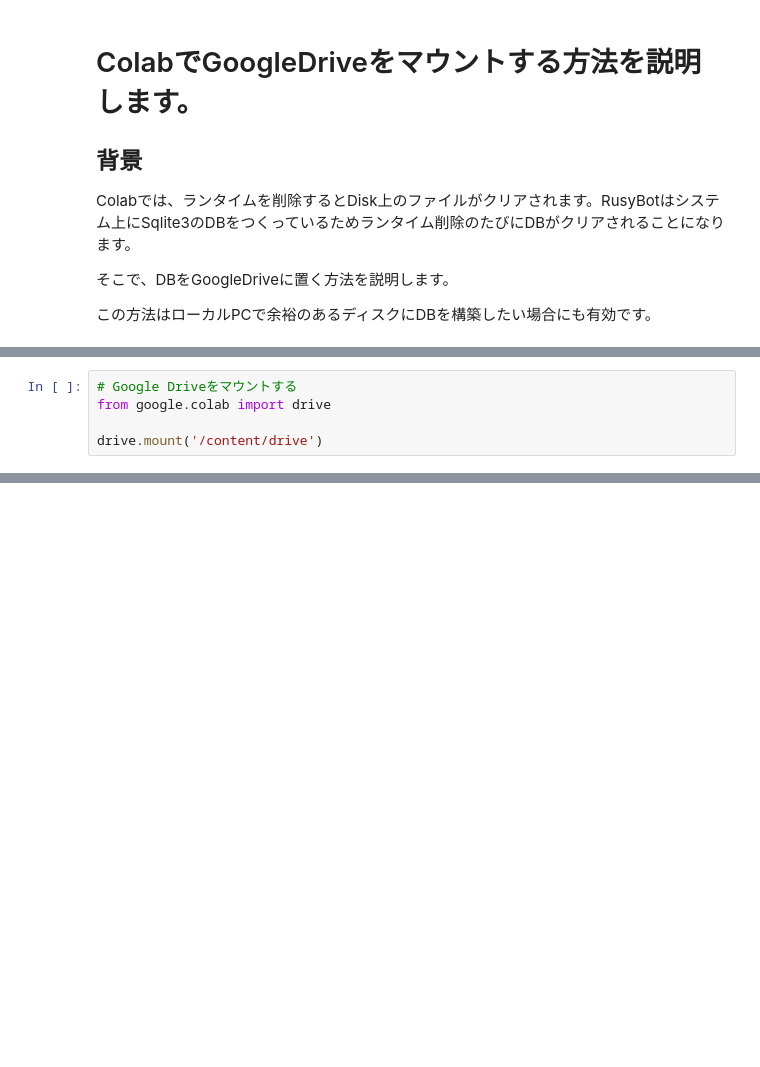
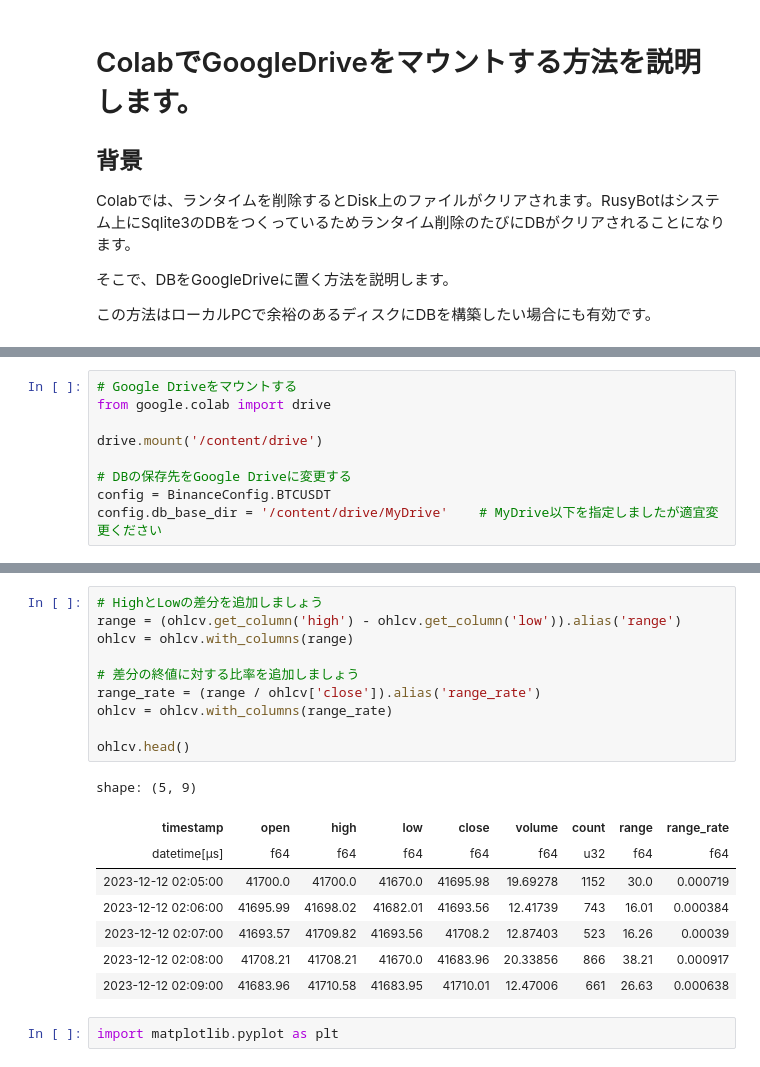
Before and after one commit to yasstake/rusty-bot, a Jupyter notebook: experimental/colab_drive_mount.ipynb, the cells around one changed output, grey strips where cells are left out. Saved outputs shown, nothing was run; the diff lists cells and outputs as text; blank space fills up the shorter version.

```diff
--- a/experimental/colab_drive_mount.ipynb
+++ b/experimental/colab_drive_mount.ipynb
@@ -17,3 +30,7 @@ from rbot import BinanceConfig
 from google.colab import drive
 
 drive.mount('/content/drive')
+
+# DBの保存先をGoogle Driveに変更する
+config = BinanceConfig.BTCUSDT
+config.db_base_dir = '/content/drive/MyDrive'    # MyDrive以下を指定しましたが適宜変更ください
@@ -31,0 +105,21 @@ binance.download(ndays=1, verbose=True)
+# %%
+# HighとLowの差分を追加しましょう
+range = (ohlcv.get_column('high') - ohlcv.get_column('low')).alias('range')
+ohlcv = ohlcv.with_columns(range)
+
+# 差分の終値に対する比率を追加しましょう
+range_rate = (range / ohlcv['close']).alias('range_rate')
+ohlcv = ohlcv.with_columns(range_rate)
+
+ohlcv.head()
+# %% [output]
+shape: (5, 9)
+| timestamp | open | high | low | close | volume | count | range | range_rate |
+| datetime[μs] | f64 | f64 | f64 | f64 | f64 | u32 | f64 | f64 |
+| 2023-12-12 02:05:00 | 41700.0 | 41700.0 | 41670.0 | 41695.98 | 19.69278 | 1152 | 30.0 | 0.000719 |
+| 2023-12-12 02:06:00 | 41695.99 | 41698.02 | 41682.01 | 41693.56 | 12.41739 | 743 | 16.01 | 0.000384 |
+| 2023-12-12 02:07:00 | 41693.57 | 41709.82 | 41693.56 | 41708.2 | 12.87403 | 523 | 16.26 | 0.00039 |
+| 2023-12-12 02:08:00 | 41708.21 | 41708.21 | 41670.0 | 41683.96 | 20.33856 | 866 | 38.21 | 0.000917 |
+| 2023-12-12 02:09:00 | 41683.96 | 41710.58 | 41683.95 | 41710.01 | 12.47006 | 661 | 26.63 | 0.000638 |
+# %%
+import matplotlib.pyplot as plt
```
Also changed, not shown: parts of 17 cells of this notebook.
